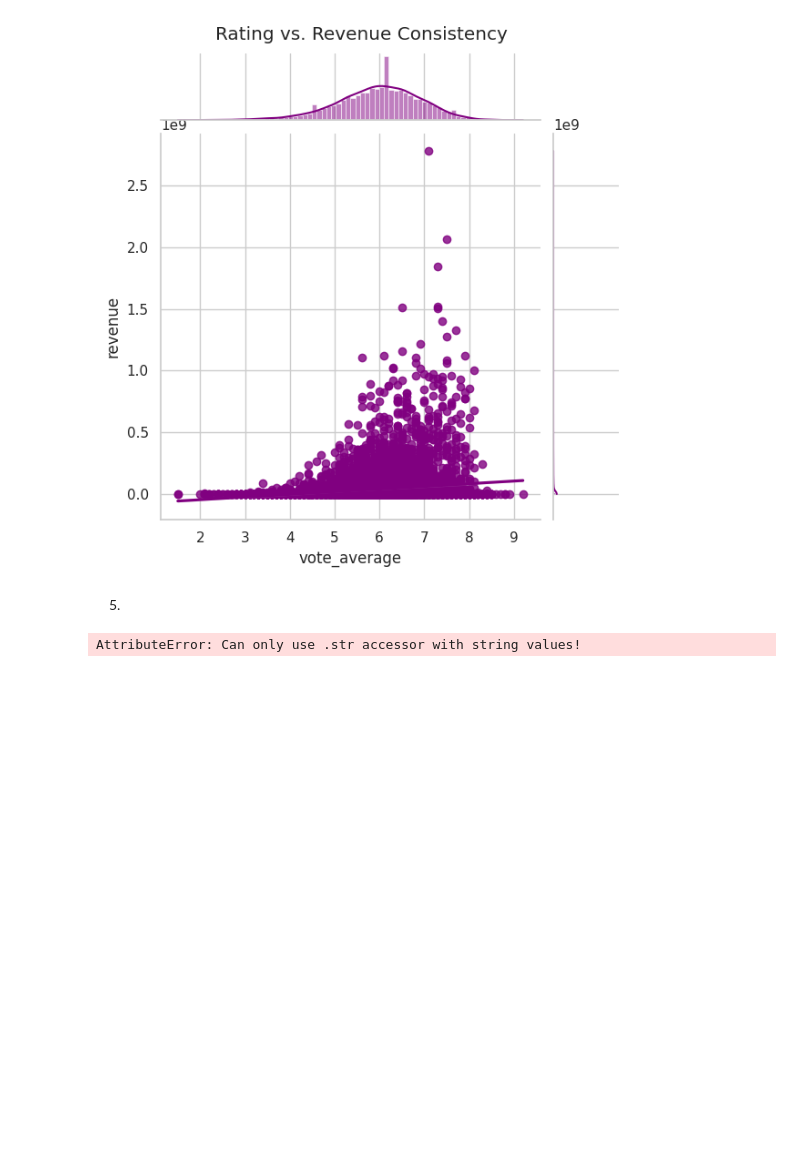
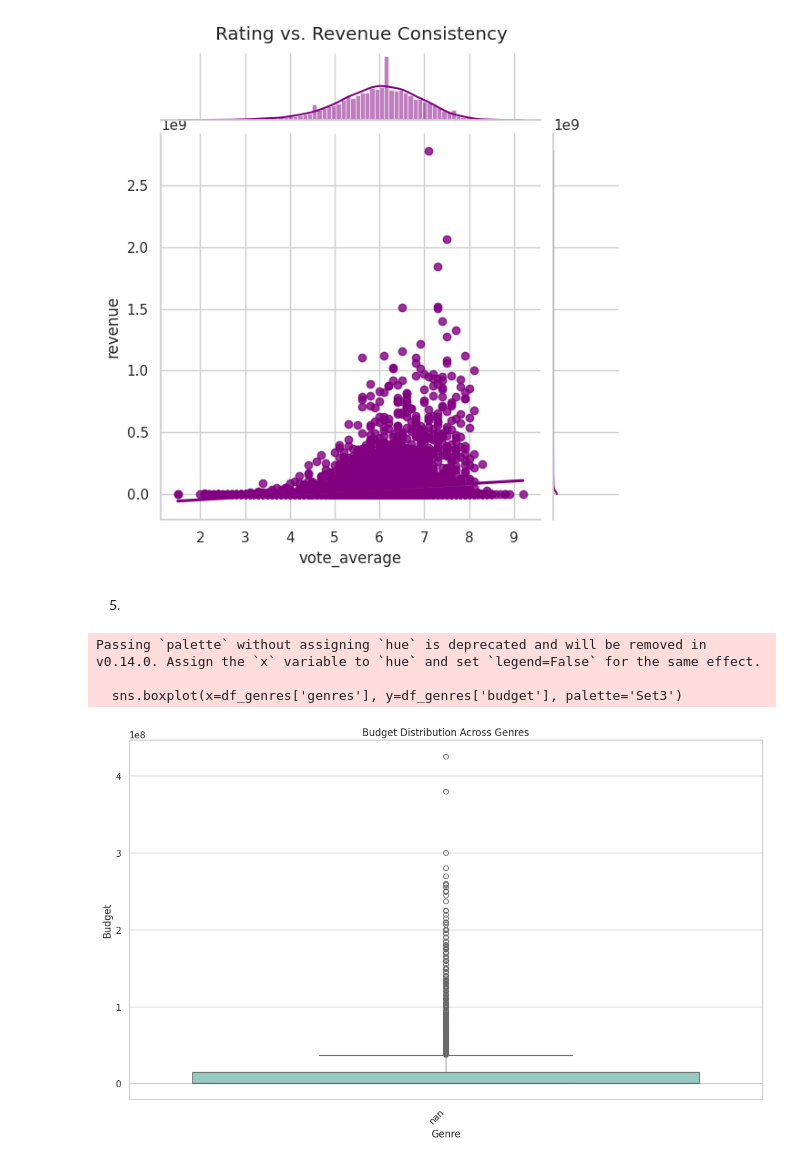
Before and after one commit to Bekione/BigData-TMDB_Movie_Analysis, a Jupyter notebook: TMDB_Movie_Analysis.ipynb, the cells around one changed output. Drawn from its saved outputs; the diff is of its cells as text; code cells hidden in the pictures; blank space fills up the shorter version.

```diff
--- a/TMDB_Movie_Analysis.ipynb
+++ b/TMDB_Movie_Analysis.ipynb
@@ -192,23 +192,22 @@ plt.show()
 # %% [markdown]
 5.
 # %%
-# Split genres
-df['genres'] = df['genres'].str.split('|')
+# Convert 'genres' column to strings and split
+df['genres'] = df['genres'].apply(lambda x: str(x).split('|'))
 
-# Convert 'genres' column to strings
-df['genres'] = df['genres'].astype(str)
-
-# Split genres
-df['genres'] = df['genres'].str.split('|')
-
+# Create a new DataFrame with one row for each genre
+df_genres = df.explode('genres')
 
 # Create a box plot to visualize budget distribution across genres
 plt.figure(figsize=(14, 8))
 sns.boxplot(x=df_genres['genres'], y=df_genres['budget'], palette='Set3')
 plt.title('Budget Distribution Across Genres')
 plt.xlabel('Genre')
 plt.ylabel('Budget')
 plt.xticks(rotation=45, ha='right')  # Rotate genre labels for better readability
 plt.show()
 # %% [output]
-AttributeError: Can only use .str accessor with string values!
+Passing `palette` without assigning `hue` is deprecated and will be removed in v0.14.0. Assign the `x` variable to `hue` and set `legend=False` for the same effect.
+
+  sns.boxplot(x=df_genres['genres'], y=df_genres['budget'], palette='Set3')
+[figure, added]
```
